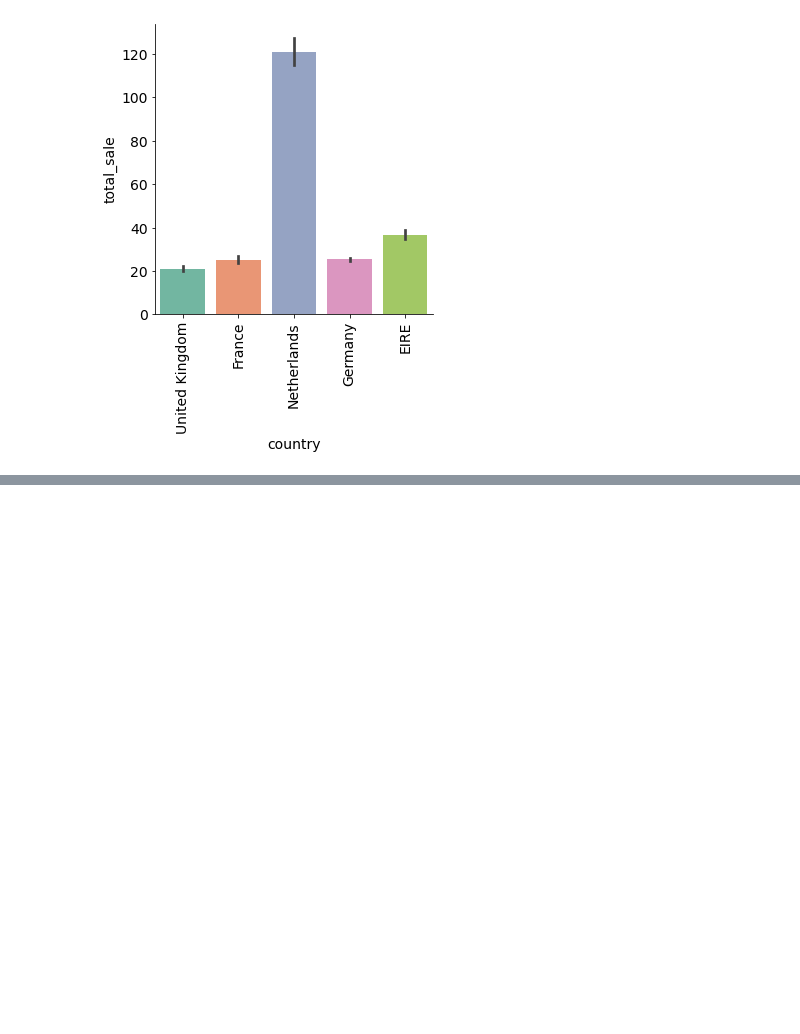
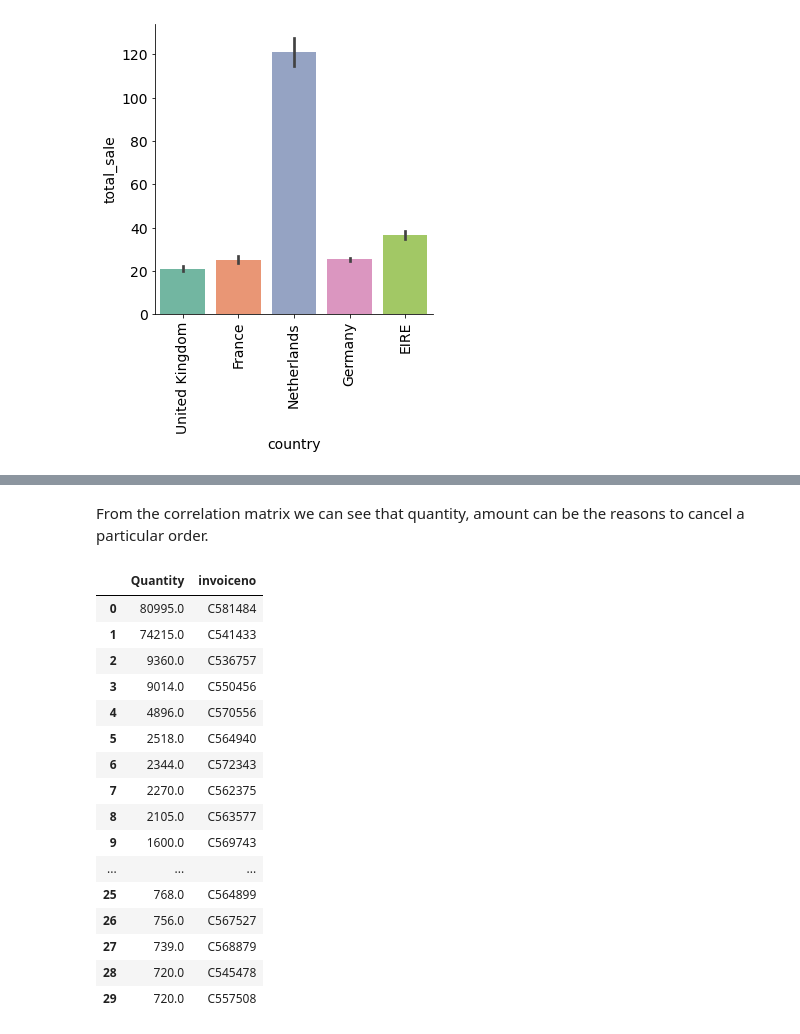
Before and after one commit to Aukerul-Shuvo/DAAS_Retail, a Jupyter notebook: notebook/Diagnostic Analysis.ipynb, the cells around one changed output, grey strips where cells are left out. Drawn from its saved outputs; the diff is of its cells as text; code cells hidden in the pictures; blank space fills up the shorter version.

```diff
--- a/notebook/Diagnostic Analysis.ipynb
+++ b/notebook/Diagnostic Analysis.ipynb
@@ -457,0 +509,29 @@ fig.tight_layout(pad=1.0)
+# %% [markdown]
+From the correlation matrix we can see that quantity, amount can be the reasons to cancel a particular order.
+# %%
+
+Print("Cancelled Order and their quantities")
+cancelled_quantity_infos = duckdb.query("""
+select sum(quantity) as Quantity, invoiceno
+from cancelled_df group by invoiceno order by sum(quantity) DESC
+""").to_df()
+
+cancelled_quantity_infos.head(30)
+# %% [output]
+|  | Quantity | invoiceno |
+| 0 | 80995.0 | C581484 |
+| 1 | 74215.0 | C541433 |
+| 2 | 9360.0 | C536757 |
+| 3 | 9014.0 | C550456 |
+| 4 | 4896.0 | C570556 |
+| 5 | 2518.0 | C564940 |
+| 6 | 2344.0 | C572343 |
+| 7 | 2270.0 | C562375 |
+| 8 | 2105.0 | C563577 |
+| 9 | 1600.0 | C569743 |
+| ... | ... | ... |
+| 25 | 768.0 | C564899 |
+| 26 | 756.0 | C567527 |
+| 27 | 739.0 | C568879 |
+| 28 | 720.0 | C545478 |
+| 29 | 720.0 | C557508 |
```
Also changed, not shown: parts of 17 cells of this notebook.
